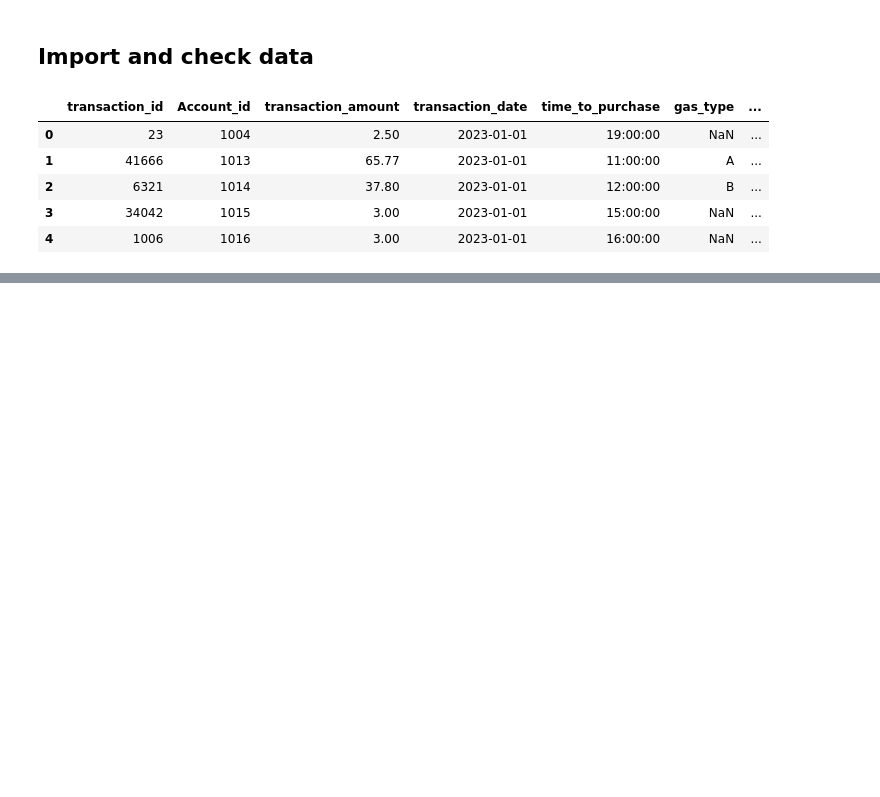
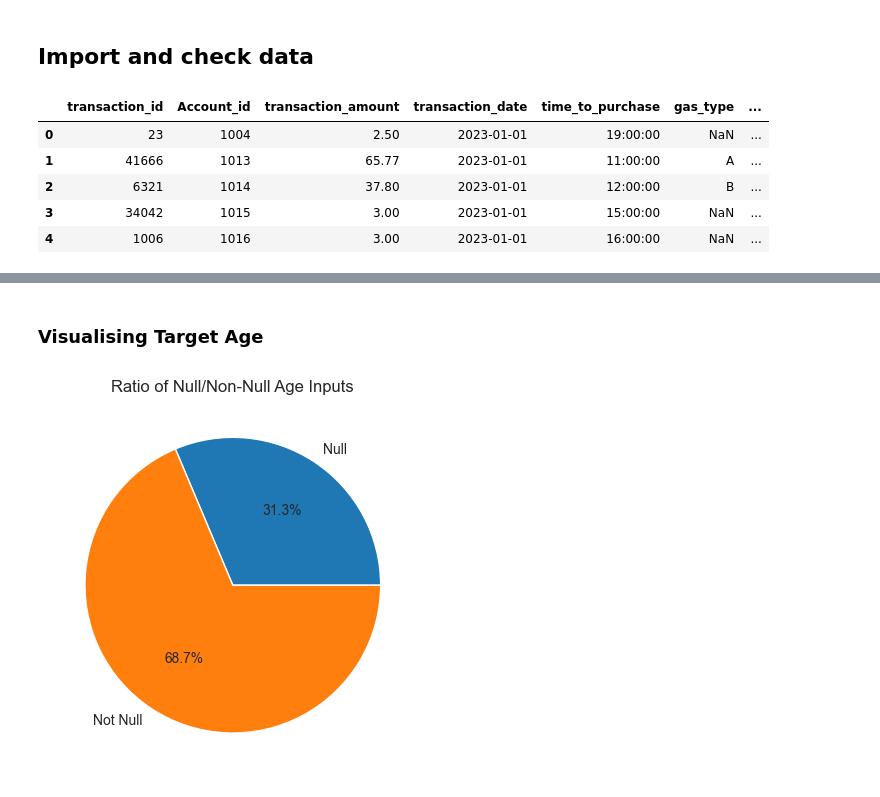
Before and after one commit to kchammanard/Group-1-Coffee-Transactions, a Jupyter notebook: query.ipynb, the cells around one changed output, grey strips where cells are left out. Drawn from its saved outputs; the diff is of its cells as text; code cells hidden in the pictures; blank space fills up the shorter version.

```diff
--- a/query.ipynb
+++ b/query.ipynb
@@ -57,0 +125,8 @@ product.head()
+# %% [markdown]
+<h3>Visualising Target Age
+# %%
+plt.pie([account["Age"].isnull().sum(),account["Age"].notnull().sum()], labels = ["Null", "Not Null"], autopct='%1.1f%%')
+plt.title("Ratio of Null/Non-Null Age Inputs")
+plt.show()
+# %% [output]
+[figure, added]
```
Also changed, not shown: parts of 15 cells of this notebook, 1 other file.
